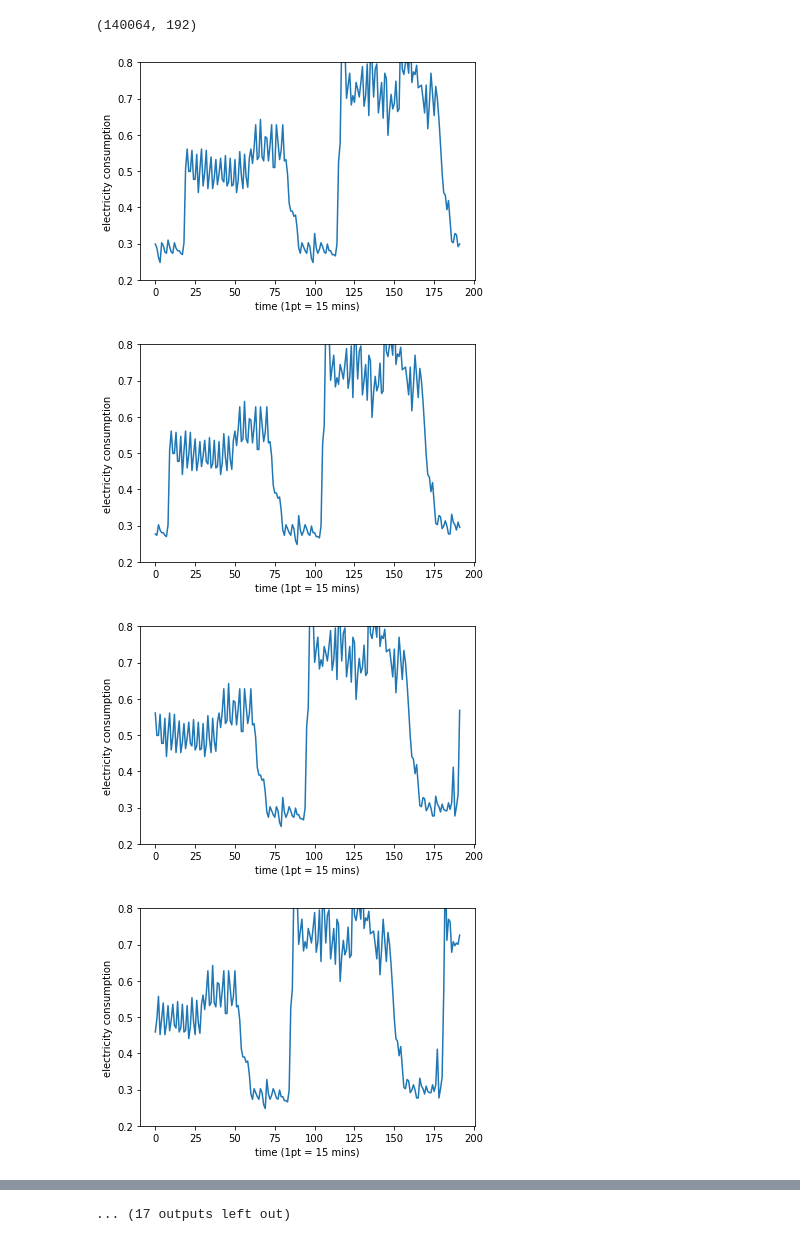
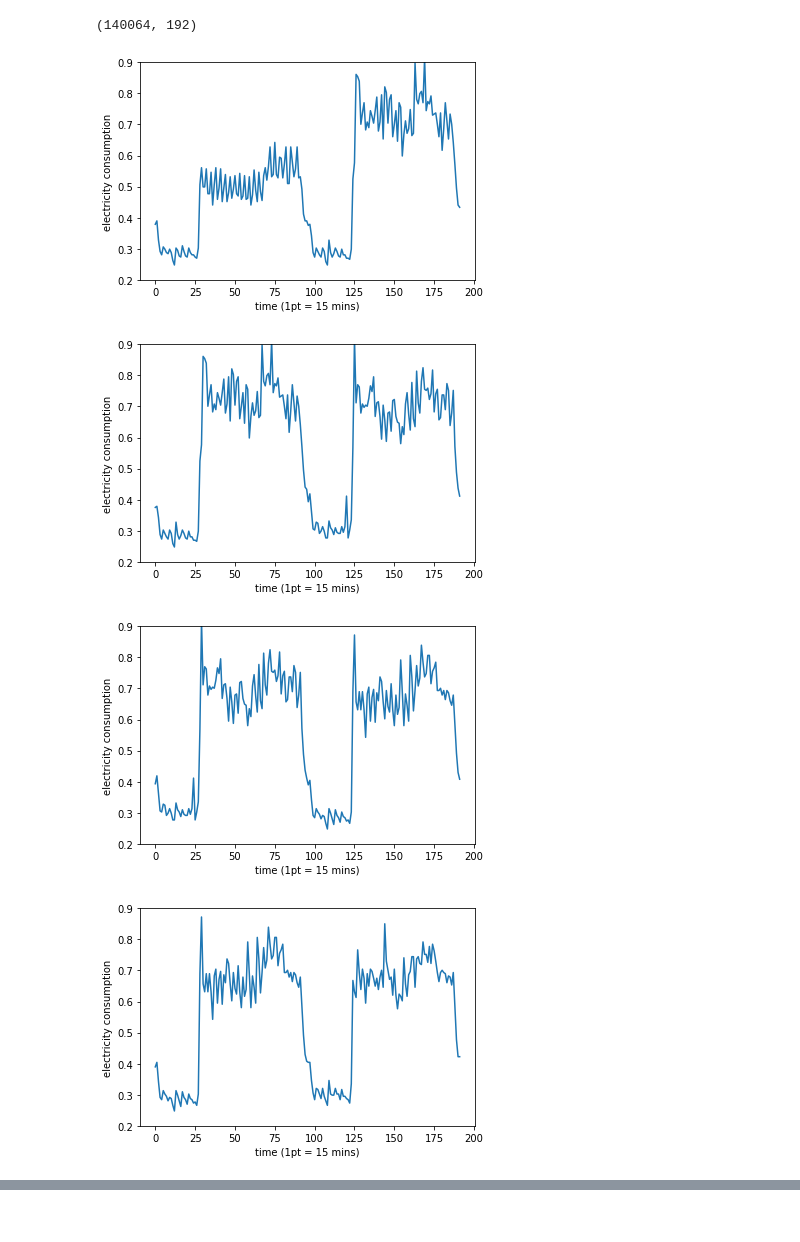
Before and after one commit to masakiaota/blog, a Jupyter notebook: regression_with_gaussian/confirm_data.ipynb, the cells around one changed output, grey strips where cells are left out. Saved outputs shown, nothing was run; the diff lists cells and outputs as text; code cells hidden in the pictures.

```diff
--- a/regression_with_gaussian/confirm_data.ipynb
+++ b/regression_with_gaussian/confirm_data.ipynb
@@ -142,14 +148,14 @@ X.shape
 (140064, 192)
 # %%
 # データをプロット
-for d in X[9:290:10]:
+for d in X[:1000:96]:
     plt.plot(range(d.shape[0]), d)
     plt.ylabel("electricity consumption")
     plt.xlabel("time (1pt = 15 mins)")
-    plt.ylim([0.2,0.8])
+    plt.ylim([0.2,0.9])
     plt.show()
 # %% [output]
-[figure, old version]
+[figure, new version]
-[figure, old version]
+[figure, new version]
-[figure, old version]
+[figure, new version]
-[figure, old version]
+[figure, new version]
@@ -164 +168,0 @@ for d in X[9:290:10]:
-... (17 outputs left out)
```
Also changed, not shown: parts of 2 cells of this notebook, 1 other file.
